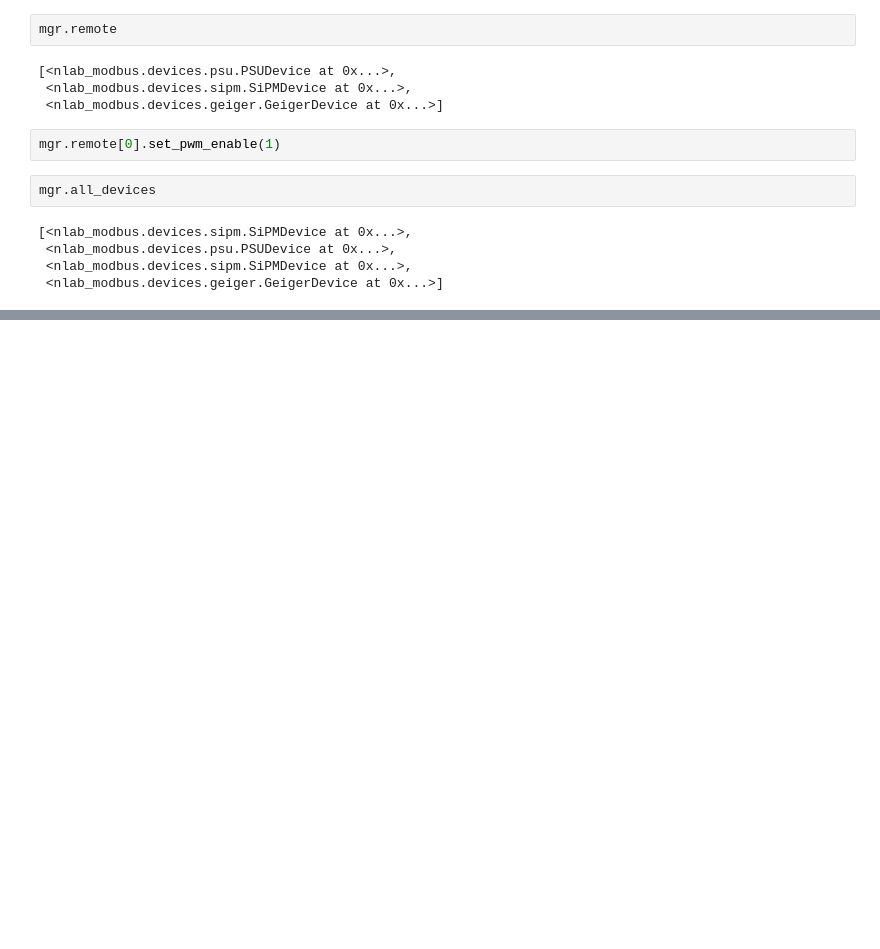
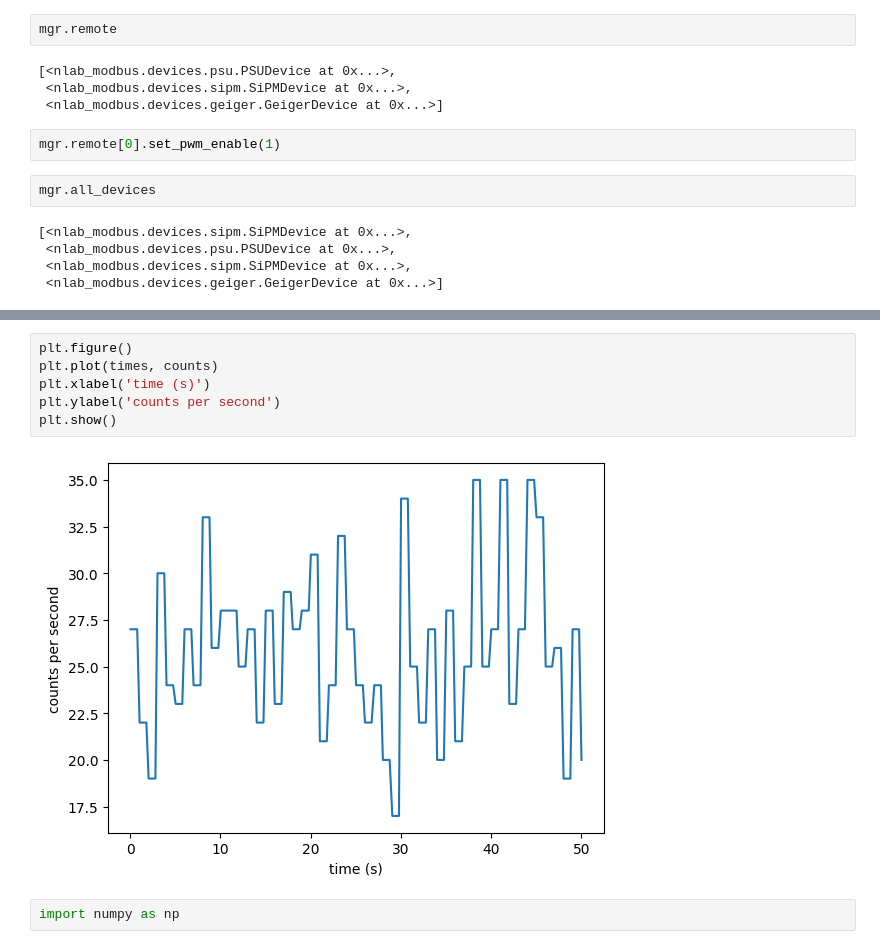
Before and after one commit to nucliflare/nlab-modbus, a Jupyter notebook: scripts/device_test.ipynb, the cells around one changed output, grey strips where cells are left out. Drawn from its saved outputs; the diff is of its cells as text; blank space fills up the shorter version.

```diff
--- a/scripts/device_test.ipynb
+++ b/scripts/device_test.ipynb
@@ -57,0 +94,10 @@ mgr.all_devices
+# %%
+plt.figure()
+plt.plot(times, counts)
+plt.xlabel('time (s)')
+plt.ylabel('counts per second')
+plt.show()
+# %% [output]
+[figure, added]
+# %%
+import numpy as np
```
Also changed, not shown: parts of 10 cells of this notebook, 3 other files.
